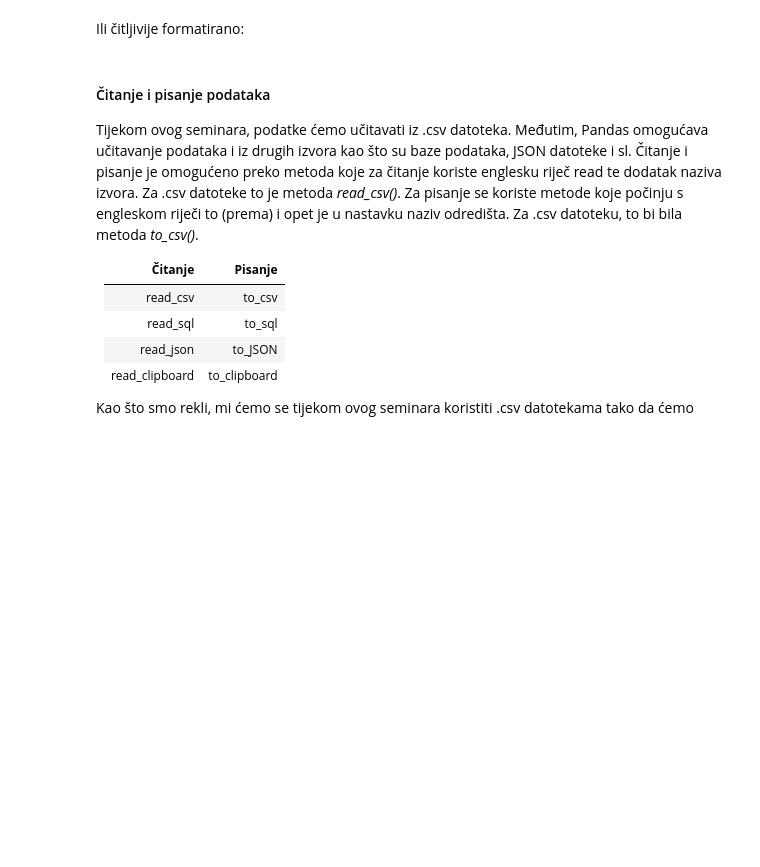
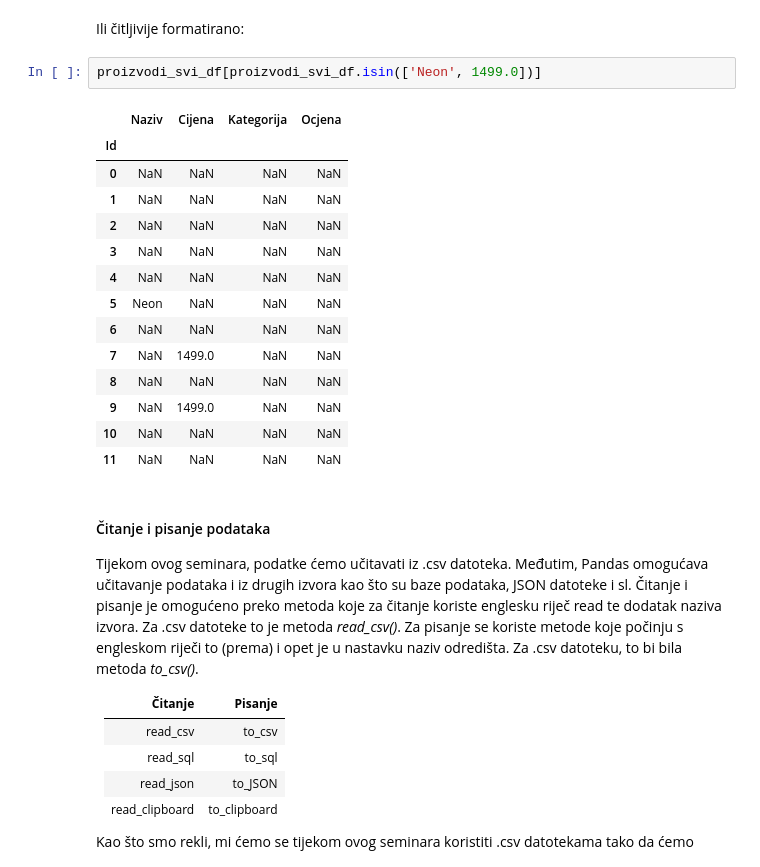
Before and after one commit to py-dev-algebra/py-jupyter-nb, a Jupyter notebook: 02 - Pandas/Pandas - Python modul za analizu podataka - Uvod, ucitavanje i normalizacija podataka.ipynb, the cells around one changed output. Cells and saved outputs as stored; diff of their text form; blank space fills up the shorter version.

```diff
--- a/02 - Pandas/Pandas - Python modul za analizu podataka - Uvod, ucitavanje i normalizacija podataka.ipynb
+++ b/02 - Pandas/Pandas - Python modul za analizu podataka - Uvod, ucitavanje i normalizacija podataka.ipynb
@@ -988,5 +1005,22 @@ Već smo koristili naredbu *isin()* na Pandas *Series*. Ista naredba vrijedi i n
 # %% [markdown]
 Ili čitljivije formatirano:
+# %%
+proizvodi_svi_df[proizvodi_svi_df.isin(['Neon', 1499.0])]
+# %% [output]
+|  | Naziv | Cijena | Kategorija | Ocjena |
+| Id |  |  |  |  |
+| 0 | NaN | NaN | NaN | NaN |
+| 1 | NaN | NaN | NaN | NaN |
+| 2 | NaN | NaN | NaN | NaN |
+| 3 | NaN | NaN | NaN | NaN |
+| 4 | NaN | NaN | NaN | NaN |
+| 5 | Neon | NaN | NaN | NaN |
+| 6 | NaN | NaN | NaN | NaN |
+| 7 | NaN | 1499.0 | NaN | NaN |
+| 8 | NaN | NaN | NaN | NaN |
+| 9 | NaN | 1499.0 | NaN | NaN |
+| 10 | NaN | NaN | NaN | NaN |
+| 11 | NaN | NaN | NaN | NaN |
 # %% [markdown]
 #### Čitanje i pisanje podataka
 
```
Also changed, not shown: parts of 1 cell of this notebook.
